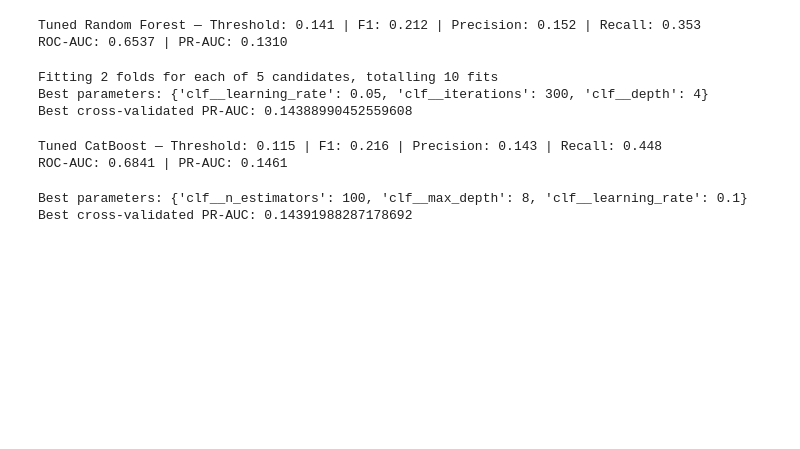
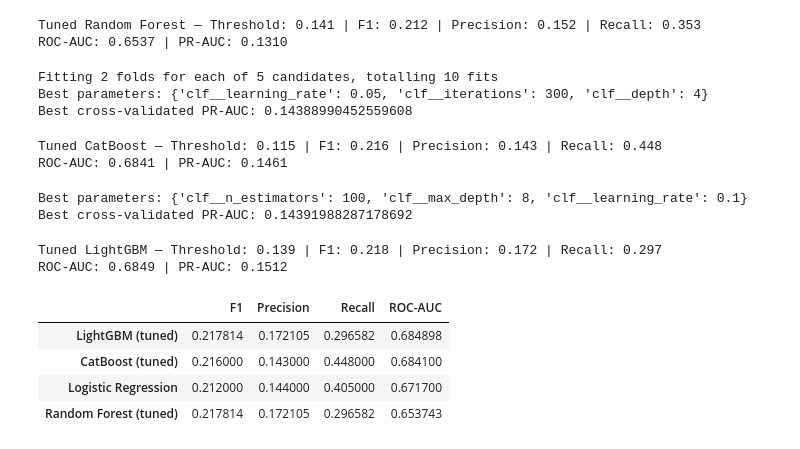
Before and after one commit to Priyanshi-Vishwakarma22/Hospital_Readmission_Risk_Prediction, a Jupyter notebook: notebook/training_data.ipynb, the cells around one changed output. Drawn from its saved outputs; the diff is of its cells as text; code cells hidden in the pictures; blank space fills up the shorter version.

```diff
--- a/notebook/training_data.ipynb
+++ b/notebook/training_data.ipynb
@@ -725,3 +725,35 @@ best_lgbm_model = random_search_lgbm.best_estimator_
 # %% [output]
 Best parameters: {'clf__n_estimators': 100, 'clf__max_depth': 8, 'clf__learning_rate': 0.1}
 Best cross-validated PR-AUC: 0.14391988287178692
+# %%
+y_pred_best_lgbm = best_lgbm_model.predict(X_test)
+y_proba_best_lgbm = best_lgbm_model.predict_proba(X_test)[:, 1]
+
+precision, recall, thresholds = precision_recall_curve(y_test, y_proba_best_lgbm)
+f1_scores = 2 * (precision * recall) / (precision + recall + 1e-9)
+best_idx = np.argmax(f1_scores)
+best_threshold_lgbm_tuned = thresholds[best_idx] if best_idx < len(thresholds) else 0.5
+
+print(f"Tuned LightGBM — Threshold: {best_threshold_lgbm_tuned:.3f} | F1: {f1_scores[best_idx]:.3f} | "
+      f"Precision: {precision[best_idx]:.3f} | Recall: {recall[best_idx]:.3f}")
+print(f"ROC-AUC: {roc_auc_score(y_test, y_proba_best_lgbm):.4f} | PR-AUC: {average_precision_score(y_test, y_proba_best_lgbm):.4f}")
+# %% [output]
+Tuned LightGBM — Threshold: 0.139 | F1: 0.218 | Precision: 0.172 | Recall: 0.297
+ROC-AUC: 0.6849 | PR-AUC: 0.1512
+# %%
+final_results = {
+    "Logistic Regression": {"F1": 0.212, "Precision": 0.144, "Recall": 0.405, "ROC-AUC": 0.6717},
+    "Random Forest (tuned)": {"F1": f1_scores[best_idx], "Precision": precision[best_idx], "Recall": recall[best_idx], "ROC-AUC": roc_auc_score(y_test, y_proba_best_rf)},
+    "CatBoost (tuned)": {"F1": 0.216, "Precision": 0.143, "Recall": 0.448, "ROC-AUC": 0.6841},
+    "LightGBM (tuned)": {"F1": f1_scores[best_idx], "Precision": precision[best_idx], "Recall": recall[best_idx], "ROC-AUC": roc_auc_score(y_test, y_proba_best_lgbm)},
+}
+
+comparison_df = pd.DataFrame(final_results).T
+comparison_df = comparison_df.sort_values("ROC-AUC", ascending=False)
+comparison_df
+# %% [output]
+|  | F1 | Precision | Recall | ROC-AUC |
+| LightGBM (tuned) | 0.217814 | 0.172105 | 0.296582 | 0.684898 |
+| CatBoost (tuned) | 0.216000 | 0.143000 | 0.448000 | 0.684100 |
+| Logistic Regression | 0.212000 | 0.144000 | 0.405000 | 0.671700 |
+| Random Forest (tuned) | 0.217814 | 0.172105 | 0.296582 | 0.653743 |
```
Also changed, not shown: parts of 4 cells of this notebook, 3 other files.
